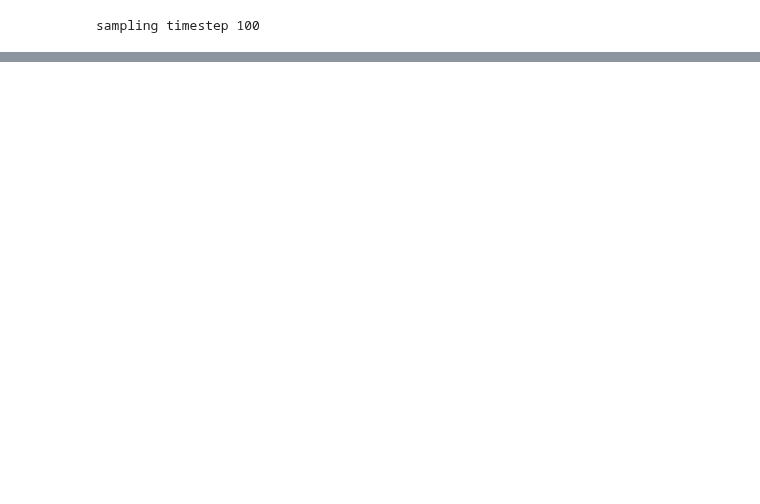
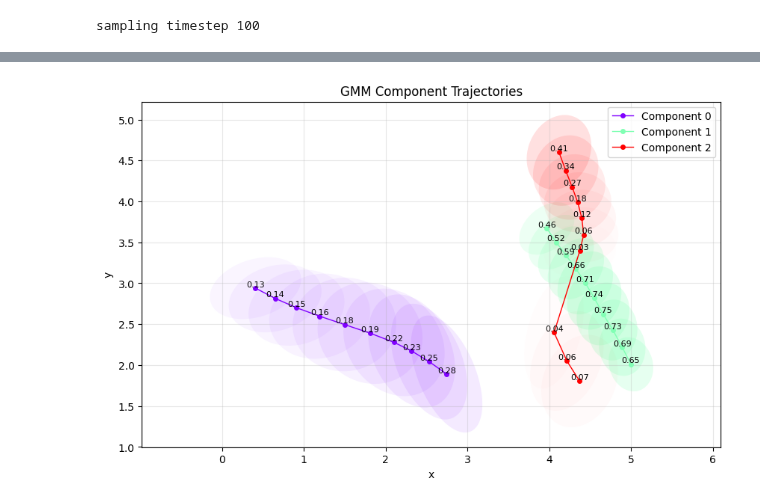
Before and after one commit to njwfish/DistributionEmbeddings, a Jupyter notebook: notebooks/gmm_ot.ipynb, the cells around one changed output, grey strips where cells are left out. Cells and saved outputs as stored; diff of their text form; code cells hidden in the pictures; blank space fills up the shorter version.

```diff
--- a/notebooks/gmm_ot.ipynb
+++ b/notebooks/gmm_ot.ipynb
@@ -276,0 +111,7 @@ plt.show()
+# %%
+from gmm_utils import fit_gmm_batch
+
+init_means = np.repeat(ds.mu[0][None, :, :], 10, axis=0)
+init_covs = np.repeat(ds.cov[0][None, :, :, :], 10, axis=0)
+init_weights = np.repeat(ds.weights[0][None, :], 10, axis=0)
+resample_means, resample_covs, resample_weights = fit_gmm_batch(resample.cpu().numpy(), init_means, init_covs, init_weights)
@@ -276,0 +218,6 @@ plt.show()
+# %%
+from gmm_utils import plot_gmm_trajectory
+
+plot_gmm_trajectory(resample_means, resample_covs, resample_weights)
+# %% [output]
+[figure, added]
```
Also changed, not shown: parts of 16 cells of this notebook, 9 other files.
